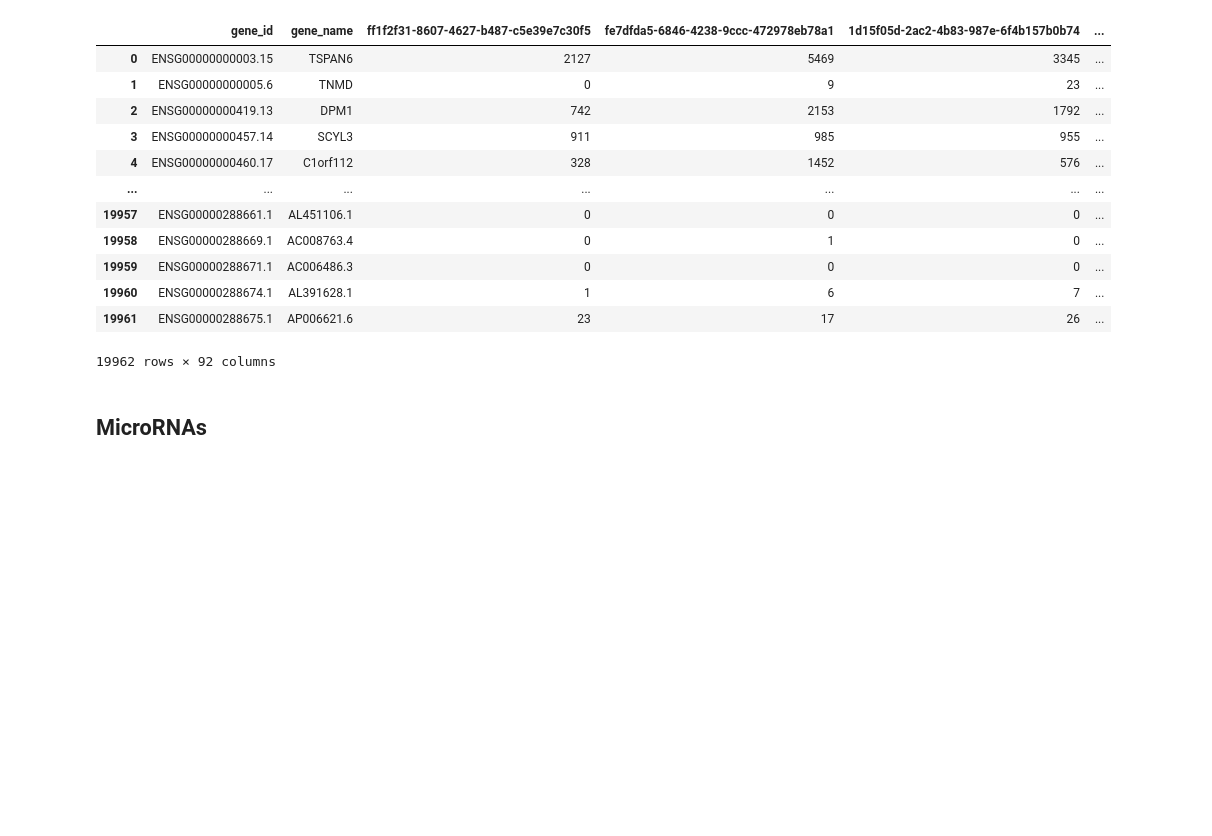
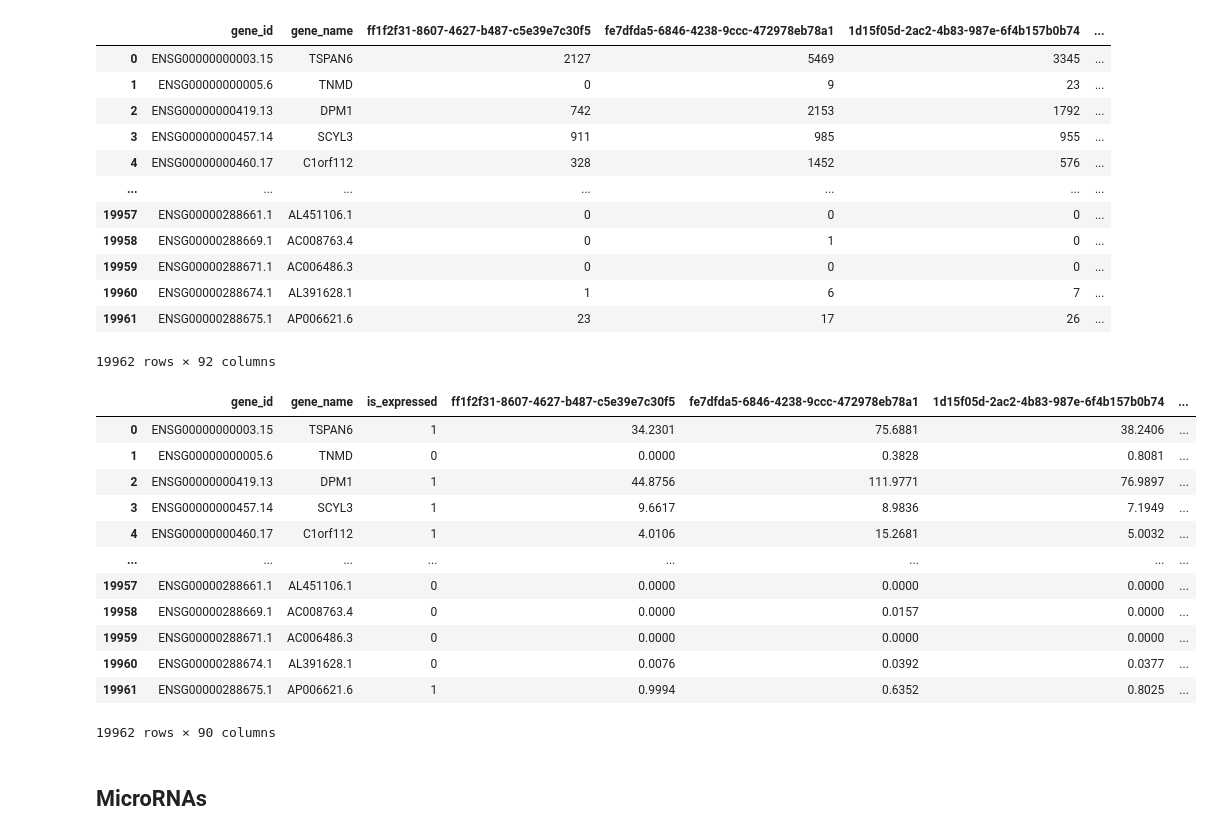
Before and after one commit to MylenaRoberta/pan-cancer-analysis, a Jupyter notebook: notebooks/02_interactions/01_brca-expression-definition.ipynb, the cells around one changed output. Drawn from its saved outputs; the diff is of its cells as text; code cells hidden in the pictures; blank space fills up the shorter version.

```diff
--- a/notebooks/02_interactions/01_brca-expression-definition.ipynb
+++ b/notebooks/02_interactions/01_brca-expression-definition.ipynb
@@ -138,6 +138,23 @@ aggregated_reads['rna-raw']
 | 19960 | ENSG00000288674.1 | AL391628.1 | 1 | 6 | 7 | ... |
 | 19961 | ENSG00000288675.1 | AP006621.6 | 23 | 17 | 26 | ... |
 19962 rows × 92 columns
+# %%
+# Print the DataFrame of flagged aggregated normalized reads messenger RNAs for this cohort
+aggregated_reads['rna-norm']
+# %% [output]
+|  | gene_id | gene_name | is_expressed | ff1f2f31-8607-4627-b487-c5e39e7c30f5 | fe7dfda5-6846-4238-9ccc-472978eb78a1 | 1d15f05d-2ac2-4b83-987e-6f4b157b0b74 | ... |
+| 0 | ENSG00000000003.15 | TSPAN6 | 1 | 34.2301 | 75.6881 | 38.2406 | ... |
+| 1 | ENSG00000000005.6 | TNMD | 0 | 0.0000 | 0.3828 | 0.8081 | ... |
+| 2 | ENSG00000000419.13 | DPM1 | 1 | 44.8756 | 111.9771 | 76.9897 | ... |
+| 3 | ENSG00000000457.14 | SCYL3 | 1 | 9.6617 | 8.9836 | 7.1949 | ... |
+| 4 | ENSG00000000460.17 | C1orf112 | 1 | 4.0106 | 15.2681 | 5.0032 | ... |
+| ... | ... | ... | ... | ... | ... | ... | ... |
+| 19957 | ENSG00000288661.1 | AL451106.1 | 0 | 0.0000 | 0.0000 | 0.0000 | ... |
+| 19958 | ENSG00000288669.1 | AC008763.4 | 0 | 0.0000 | 0.0157 | 0.0000 | ... |
+| 19959 | ENSG00000288671.1 | AC006486.3 | 0 | 0.0000 | 0.0000 | 0.0000 | ... |
+| 19960 | ENSG00000288674.1 | AL391628.1 | 0 | 0.0076 | 0.0392 | 0.0377 | ... |
+| 19961 | ENSG00000288675.1 | AP006621.6 | 1 | 0.9994 | 0.6352 | 0.8025 | ... |
+19962 rows × 90 columns
 # %% [markdown]
 ## MicroRNAs
 # %%
```
Also changed, not shown: parts of 15 cells of this notebook, 21 other files.
